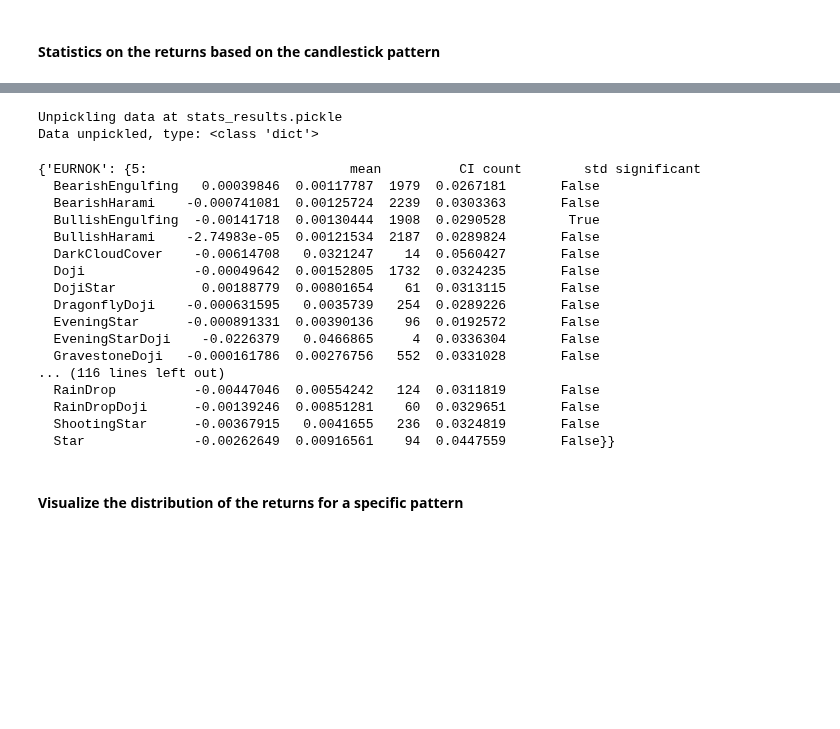
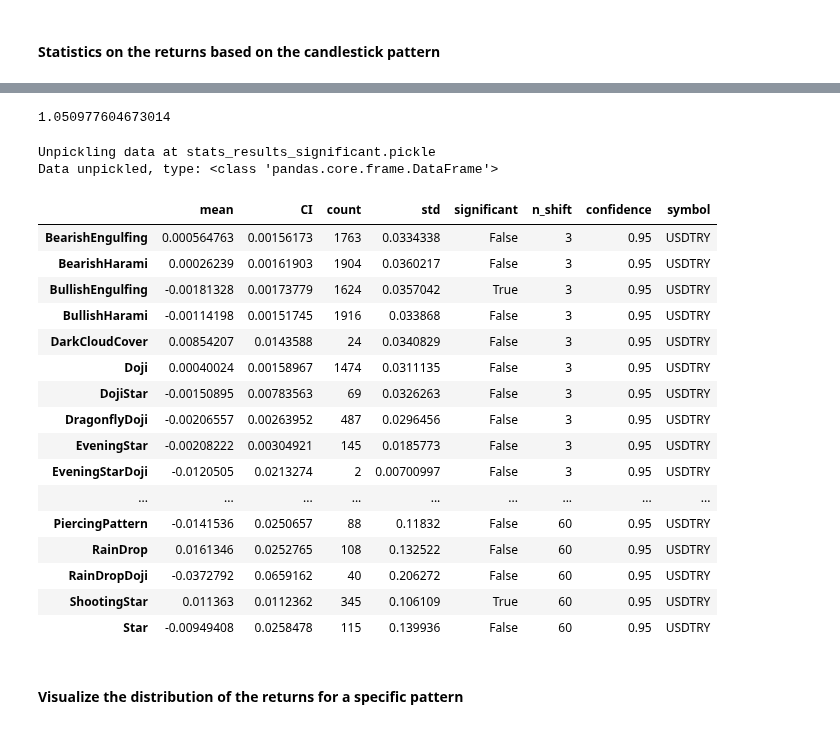
Before and after one commit to echo5india/algo_trading_project, a Jupyter notebook: candlestick pattern recognition .ipynb, the cells around one changed output, grey strips where cells are left out. Cells and saved outputs as stored; diff of their text form; code cells hidden in the pictures; blank space fills up the shorter version.

```diff
--- a/candlestick pattern recognition .ipynb
+++ b/candlestick pattern recognition .ipynb
@@ -193,26 +252,30 @@ df.T
+# %%
+(0.0411/100.+1)**121
+# %% [output]
+1.050977604673014
 # %%
-dic = load_pickle('stats_results.pickle')
+dic = load_pickle('stats_results_significant.pickle')
 dic
 # %% [output]
-Unpickling data at stats_results.pickle
-Data unpickled, type: <class 'dict'>
+Unpickling data at stats_results_significant.pickle
+Data unpickled, type: <class 'pandas.core.frame.DataFrame'>
-{'EURNOK': {5:                          mean          CI count        std significant
-  BearishEngulfing   0.00039846  0.00117787  1979  0.0267181       False
-  BearishHarami    -0.000741081  0.00125724  2239  0.0303363       False
-  BullishEngulfing  -0.00141718  0.00130444  1908  0.0290528        True
-  BullishHarami    -2.74983e-05  0.00121534  2187  0.0289824       False
-  DarkCloudCover    -0.00614708   0.0321247    14  0.0560427       False
-  Doji              -0.00049642  0.00152805  1732  0.0324235       False
-  DojiStar           0.00188779  0.00801654    61  0.0313115       False
-  DragonflyDoji    -0.000631595   0.0035739   254  0.0289226       False
-  EveningStar      -0.000891331  0.00390136    96  0.0192572       False
-  EveningStarDoji    -0.0226379   0.0466865     4  0.0336304       False
-  GravestoneDoji   -0.000161786  0.00276756   552  0.0331028       False
-... (116 lines left out)
-  RainDrop          -0.00447046  0.00554242   124  0.0311819       False
-  RainDropDoji      -0.00139246  0.00851281    60  0.0329651       False
-  ShootingStar      -0.00367915   0.0041655   236  0.0324819       False
-  Star              -0.00262649  0.00916561    94  0.0447559       False}}
+|  | mean | CI | count | std | significant | n_shift | confidence | symbol |
+| BearishEngulfing | 0.000564763 | 0.00156173 | 1763 | 0.0334338 | False | 3 | 0.95 | USDTRY |
+| BearishHarami | 0.00026239 | 0.00161903 | 1904 | 0.0360217 | False | 3 | 0.95 | USDTRY |
+| BullishEngulfing | -0.00181328 | 0.00173779 | 1624 | 0.0357042 | True | 3 | 0.95 | USDTRY |
+| BullishHarami | -0.00114198 | 0.00151745 | 1916 | 0.033868 | False | 3 | 0.95 | USDTRY |
+| DarkCloudCover | 0.00854207 | 0.0143588 | 24 | 0.0340829 | False | 3 | 0.95 | USDTRY |
+| Doji | 0.00040024 | 0.00158967 | 1474 | 0.0311135 | False | 3 | 0.95 | USDTRY |
+| DojiStar | -0.00150895 | 0.00783563 | 69 | 0.0326263 | False | 3 | 0.95 | USDTRY |
+| DragonflyDoji | -0.00206557 | 0.00263952 | 487 | 0.0296456 | False | 3 | 0.95 | USDTRY |
+| EveningStar | -0.00208222 | 0.00304921 | 145 | 0.0185773 | False | 3 | 0.95 | USDTRY |
+| EveningStarDoji | -0.0120505 | 0.0213274 | 2 | 0.00700997 | False | 3 | 0.95 | USDTRY |
+| ... | ... | ... | ... | ... | ... | ... | ... | ... |
+| PiercingPattern | -0.0141536 | 0.0250657 | 88 | 0.11832 | False | 60 | 0.95 | USDTRY |
+| RainDrop | 0.0161346 | 0.0252765 | 108 | 0.132522 | False | 60 | 0.95 | USDTRY |
+| RainDropDoji | -0.0372792 | 0.0659162 | 40 | 0.206272 | False | 60 | 0.95 | USDTRY |
+| ShootingStar | 0.011363 | 0.0112362 | 345 | 0.106109 | True | 60 | 0.95 | USDTRY |
+| Star | -0.00949408 | 0.0258478 | 115 | 0.139936 | False | 60 | 0.95 | USDTRY |
 # %% [markdown]
 #### Visualize the distribution of the returns for a specific pattern
 # %%
```
Also changed, not shown: parts of 4 cells of this notebook, 1 other file.
